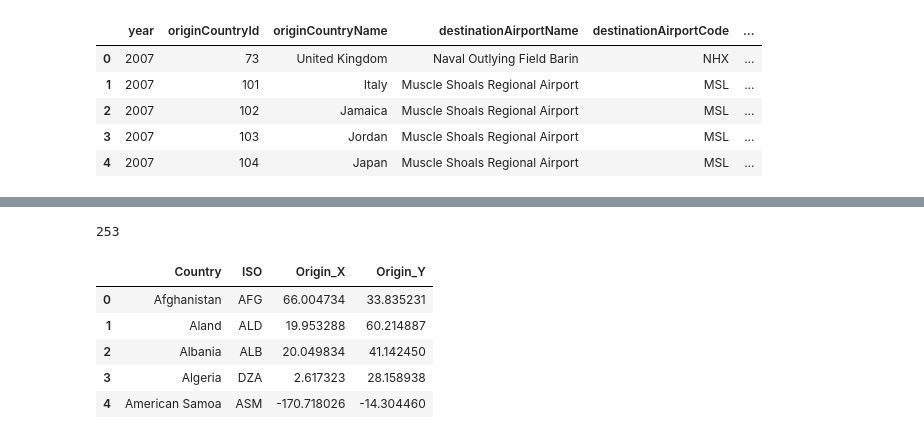
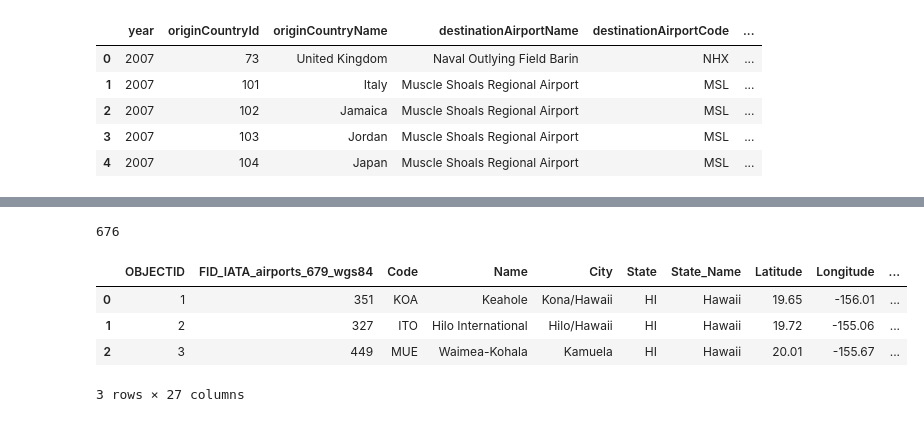
Before and after one commit to enshengdong/measles, a Jupyter notebook: IATA.ipynb, the cells around one changed output, grey strips where cells are left out. Drawn from its saved outputs; the diff is of its cells as text; code cells hidden in the pictures.

Commit message:
complete update with 900+ airports

```diff
--- a/IATA.ipynb
+++ b/IATA.ipynb
@@ -68,13 +245,12 @@ df['originRegion'] = df['originCountryName'].replace({
 # %%
-in_table = folder + 'origin_XY.csv'
-odf = pd.read_csv(in_table)
-print(len(odf))
-odf.head(5)
+in_table = folder + 'airports_countyXY.csv'
+ddf = pd.read_csv(in_table)
+print(len(ddf))
+ddf.head(3)
 # %% [output]
-253
+676
-|  | Country | ISO | Origin_X | Origin_Y |
-| 0 | Afghanistan | AFG | 66.004734 | 33.835231 |
-| 1 | Aland | ALD | 19.953288 | 60.214887 |
-| 2 | Albania | ALB | 20.049834 | 41.142450 |
-| 3 | Algeria | DZA | 2.617323 | 28.158938 |
-| 4 | American Samoa | ASM | -170.718026 | -14.304460 |
+|  | OBJECTID | FID_IATA_airports_679_wgs84 | Code | Name | City | State | State_Name | Latitude | Longitude | ... |
+| 0 | 1 | 351 | KOA | Keahole | Kona/Hawaii | HI | Hawaii | 19.65 | -156.01 | ... |
+| 1 | 2 | 327 | ITO | Hilo International | Hilo/Hawaii | HI | Hawaii | 19.72 | -155.06 | ... |
+| 2 | 3 | 449 | MUE | Waimea-Kohala | Kamuela | HI | Hawaii | 20.01 | -155.67 | ... |
+3 rows × 27 columns
```
Also changed, not shown: parts of 27 cells of this notebook.
